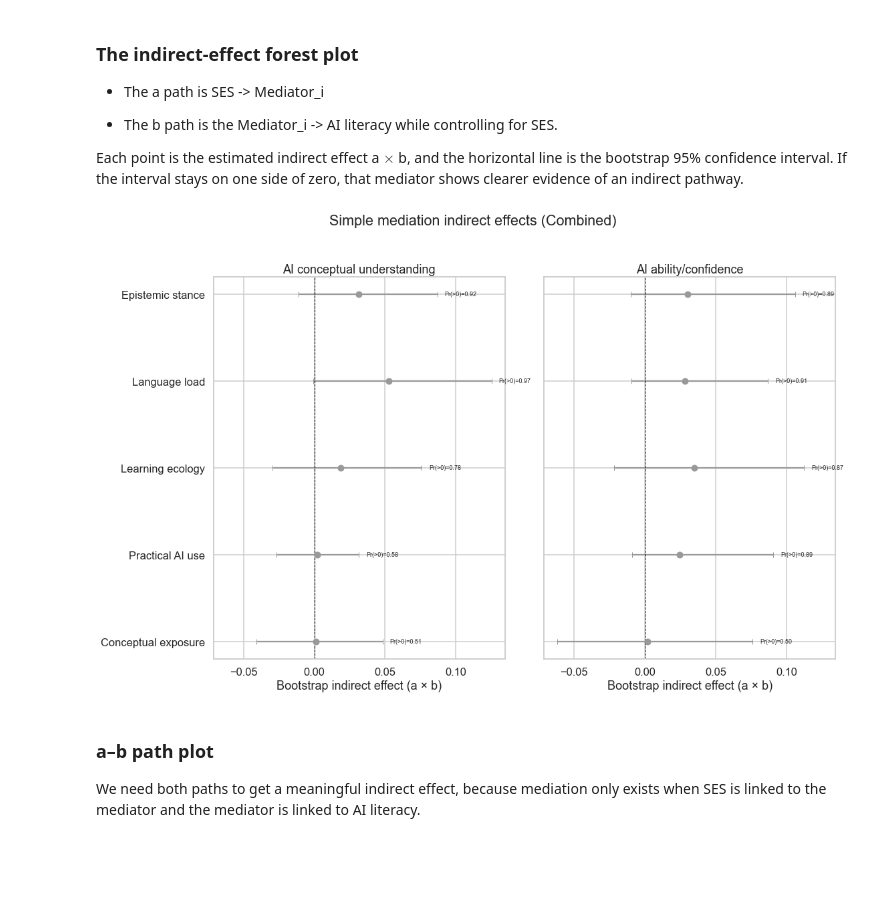
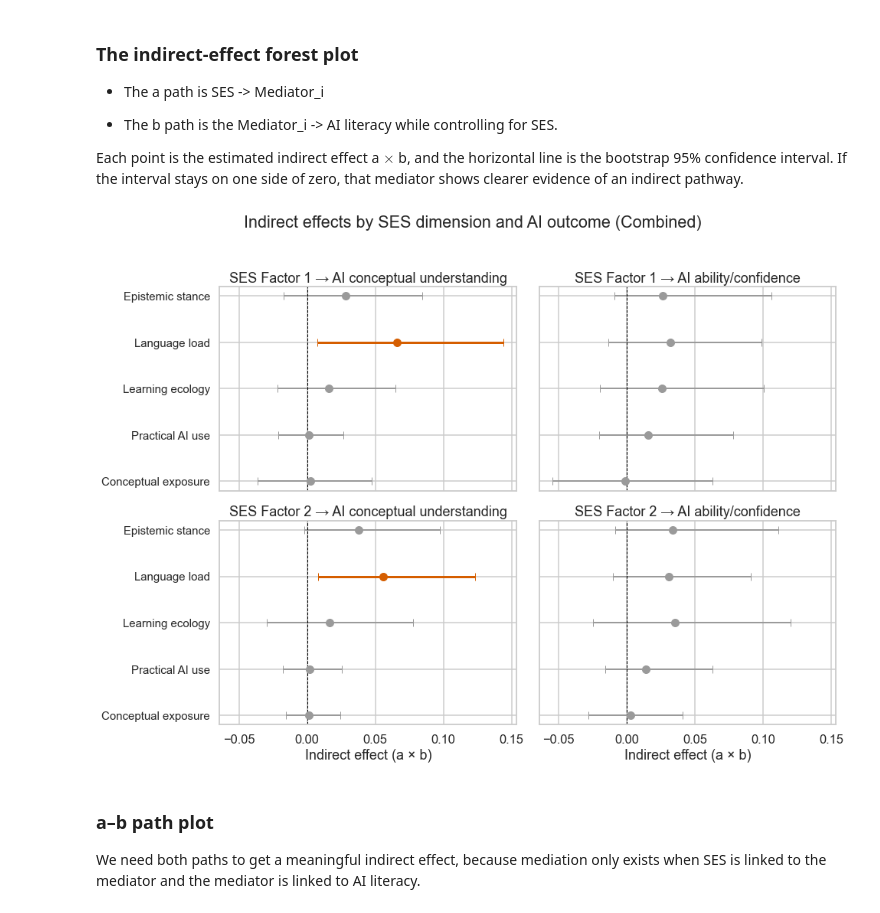
Before and after one commit to garcia-ho/1st_analysis, a Jupyter notebook: phas1_SLR.ipynb, the cells around one changed output. Drawn from its saved outputs; the diff is of its cells as text; code cells hidden in the pictures; blank space fills up the shorter version.

```diff
--- a/phas1_SLR.ipynb
+++ b/phas1_SLR.ipynb
@@ -199,12 +172,12 @@ eig_combined
 - The eigenvalues support a two-factor modeling. 2 principal components have eigenvalues > 1.
 # %%
 fa_combined, d_combined, loadings_combined, variance_combined = fit_efa(
-    df=df,
+    df=df_ai,
     sample="Combined",
     items=ai_efa_items,
     n_factors=2,
     rotation="oblimin"
 )
 
-clean_loadings(loadings_combined, cutoff=0.30)
+plot_loading_heatmap(loadings_combined, cutoff=0.30, title="SES factor loadings")
 # %% [output]
@@ -348,0 +354,11 @@ $$\text{AI literacy} = \beta_0 + c' \cdot SES + b \cdot \text{Mediator} + \varep
+# %%
+# merge factor scores into mediator dataframe
+df_analysis = add_ses_ai_factor_scores(
+    df_base=df_med,
+    ai_df=df,
+    ai_items=ai_efa_items,
+    ai_fa=fa_combined,
+    ses_df=df_ses,
+    ses_items=ses_efa_items_2dim,
+    ses_fa=fa_ses2
+)
@@ -349,31 +373,17 @@ $$\text{AI literacy} = \beta_0 + c' \cdot SES + b \cdot \text{Mediator} + \varep
 # %%
-# merge factor scores into mediator dataframe
-df_analysis = df_med.copy()
-
-scores = fa_combined.transform(d_combined)
-df_factors = pd.DataFrame(
-    scores,
-    index=d_combined.index,
-    columns=["ai_factor1_score", "ai_factor2_score"]
-)
-
-if "ai_factor1_score" in df_factors.columns and "ai_factor2_score" in df_factors.columns:
-    df_analysis.loc[df_factors.index, "ai_factor1_score"] = df_factors["ai_factor1_score"]
-    df_analysis.loc[df_factors.index, "ai_factor2_score"] = df_factors["ai_factor2_score"]
-
-# Check the data
-# df_analysis[["course", "ses_index", "ai_factor1_score", "ai_factor2_score"]].head()
-mediation_results = run_all_simple_mediations(
+mediation_results_2ses = run_all_simple_mediations(
     df_analysis,
-    x="ses_index",
+    x=["ses_factor1_score", "ses_factor2_score"],
     mediators=mediator_vars,
-    outcomes=outcome_vars,
+    outcomes=["ai_factor1_score", "ai_factor2_score"],
+    sample_list=["Combined"],
     n_boot=3000,
     seed=2026
 )
 
-mediation_results["mediator"] = mediation_results["mediator"].map(label_map)
-mediation_results["outcome"] = mediation_results["outcome"].map(label_map)
+mediation_results_2ses["ses_dimension"] = mediation_results_2ses["ses_dimension"].map(ses_label_map).fillna(mediation_results_2ses["ses_dimension"])
+mediation_results_2ses["outcome"] = mediation_results_2ses["outcome"].map(outcome_label_map).fillna(mediation_results_2ses["outcome"])
+mediation_results_2ses["mediator"] = mediation_results_2ses["mediator"].map(mediator_label_map).fillna(mediation_results_2ses["mediator"])
 # %% [markdown]
 ### The indirect-effect forest plot
 
@@ -383,9 +393,9 @@ mediation_results["outcome"] = mediation_results["outcome"].map(label_map)
 
  Each point is the estimated indirect effect a $\times$ b, and the horizontal line is the bootstrap 95% confidence interval. If the interval stays on one side of zero, that mediator shows clearer evidence of an indirect pathway.
 # %%
-plot_indirect_effect_forest(mediation_results)
+plot_indirect_effect_forest(mediation_results_2ses, sample="Combined")
 # %% [output]
-[figure, old version]
+[figure, new version]
 # %% [markdown]
 ### a–b path plot
 
```
Also changed, not shown: parts of 24 cells of this notebook, 3 other files.
